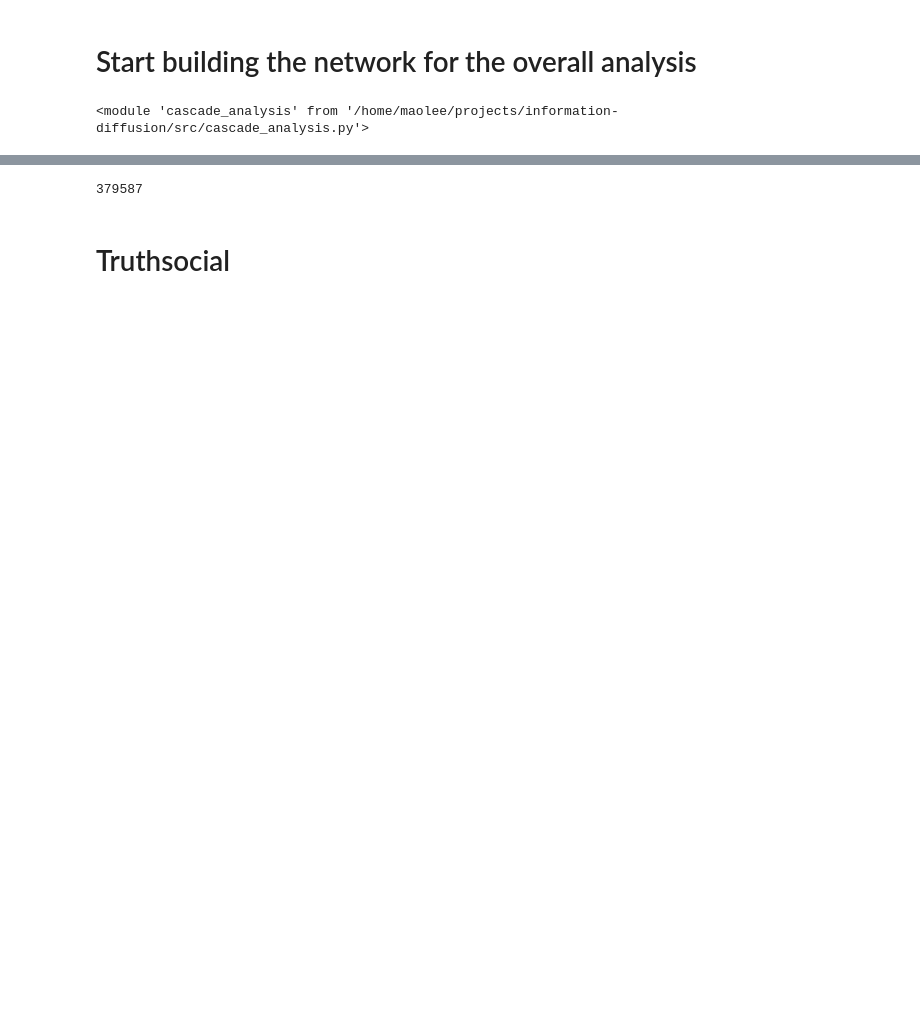
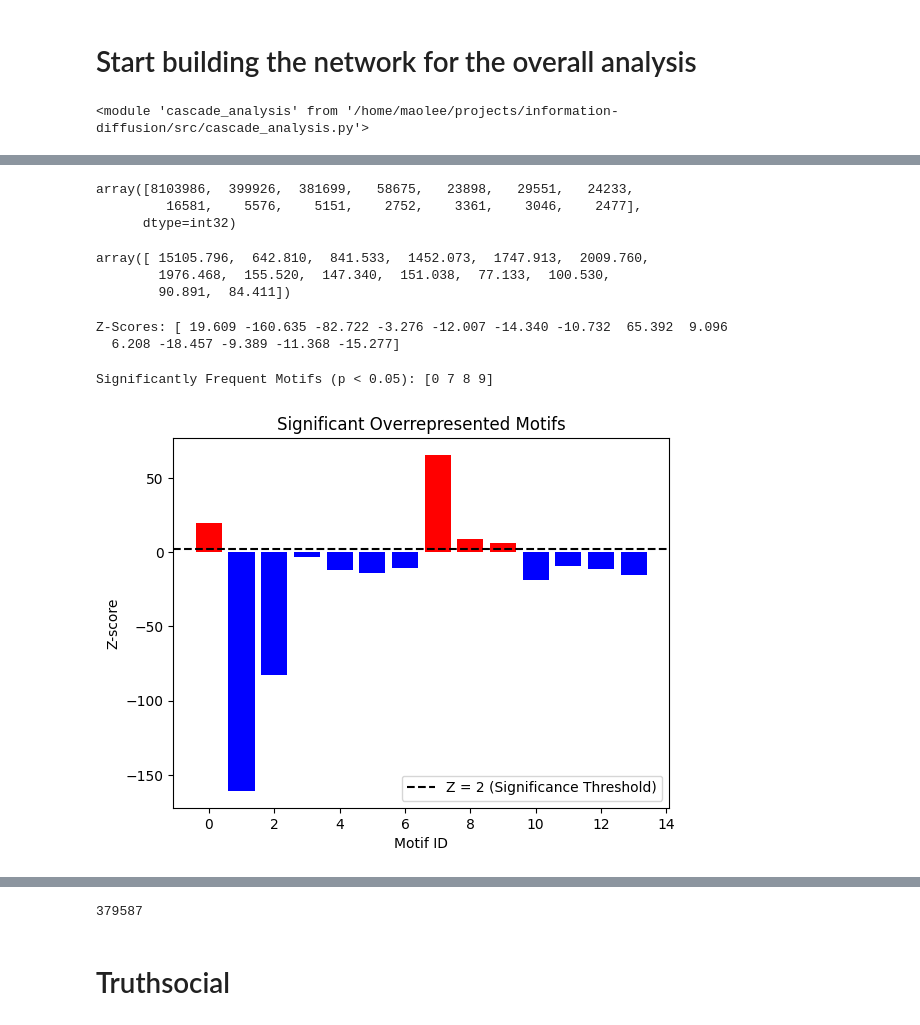
Before and after one commit to LiMaoUM/information-diffusion, a Jupyter notebook: src/analysis.ipynb, the cells around one changed output, grey strips where cells are left out. Cells and saved outputs as stored; diff of their text form; code cells hidden in the pictures; blank space fills up the shorter version.

```diff
--- a/src/analysis.ipynb
+++ b/src/analysis.ipynb
@@ -375,9 +375,6 @@ with open("../data/bsky_reposts.json") as f:
 
 with open("../data/bsky_follows.json") as f:
     bsky_follow = json.load(f)
-# %%
-with open("../data/ts_threads.json") as f:
-    ts_repost = json.load(f)
 # %%
 from importlib import reload
 import cascade_analysis
@@ -419,0 +1095,12 @@ reply_graph.number_of_edges()
+# %%
+null_motif = []
+for null_count in null_motif_counts:
+    # Allocate memory for motif counts
+    counts_gpu = cp.zeros(14, dtype=cp.int32)
+
+    # Run CUDA Kernel
+    subtree_kernel((len(null_count),), (1,), (cp.array(null_count), len(null_count), counts_gpu))
+
+    # Retrieve results from GPU
+    motif_counts = counts_gpu.get()
+    null_motif.append(motif_counts)
@@ -419,0 +1117,6 @@ reply_graph.number_of_edges()
+# %%
+motif_counts
+# %% [output]
+array([8103986,  399926,  381699,   58675,   23898,   29551,   24233,
+         16581,    5576,    5151,    2752,    3361,    3046,    2477],
+      dtype=int32)
@@ -420,3 +1125,47 @@ reply_graph.number_of_edges()
+# %%
+
+std_dev
+# %% [output]
+array([ 15105.796,  642.810,  841.533,  1452.073,  1747.913,  2009.760,
+        1976.468,  155.520,  147.340,  151.038,  77.133,  100.530,
+        90.891,  84.411])
+# %%
+expected_counts = np.mean(null_motifs_freq, axis=0)
+#expected_counts = expected_counts / np.sum(expected_counts) * np.sum(motif_counts)
+total_motifs = np.sum(motif_counts)
+
+# Compute standard deviation from multiple random simulations (bootstrap method)
+std_dev = np.std(null_motifs_freq, axis=0)
+
+# Compute Z-scores
+z_scores = (motif_counts - expected_counts) / std_dev
+print("Z-Scores:", z_scores)
+# %% [output]
+Z-Scores: [ 19.609 -160.635 -82.722 -3.276 -12.007 -14.340 -10.732  65.392  9.096
+  6.208 -18.457 -9.389 -11.368 -15.277]
+# %%
+import scipy.stats as stats
+
+# Compute p-values
+p_values = 1 - stats.norm.cdf(z_scores)  # One-tailed test for overrepresentation
+
+# Identify significantly more frequent motifs
+significant_motifs = np.where(p_values < 0.05)[0]
+print("Significantly Frequent Motifs (p < 0.05):", significant_motifs)
+# %% [output]
+Significantly Frequent Motifs (p < 0.05): [0 7 8 9]
+# %%
+import matplotlib.pyplot as plt
+
+plt.bar(range(14), z_scores, color=["red" if p < 0.05 else "blue" for p in p_values])
+plt.axhline(y=2, color='black', linestyle='--', label="Z = 2 (Significance Threshold)")
+plt.xlabel("Motif ID")
+plt.ylabel("Z-score")
+plt.title("Significant Overrepresented Motifs")
+plt.legend()
+plt.show()
+# %% [output]
+[figure, added]
 # %%
 combined_graph = cascade_graph.build_combined_graph()
 # %% [output]
```
Also changed, not shown: parts of 71 cells of this notebook, 3 other files.
